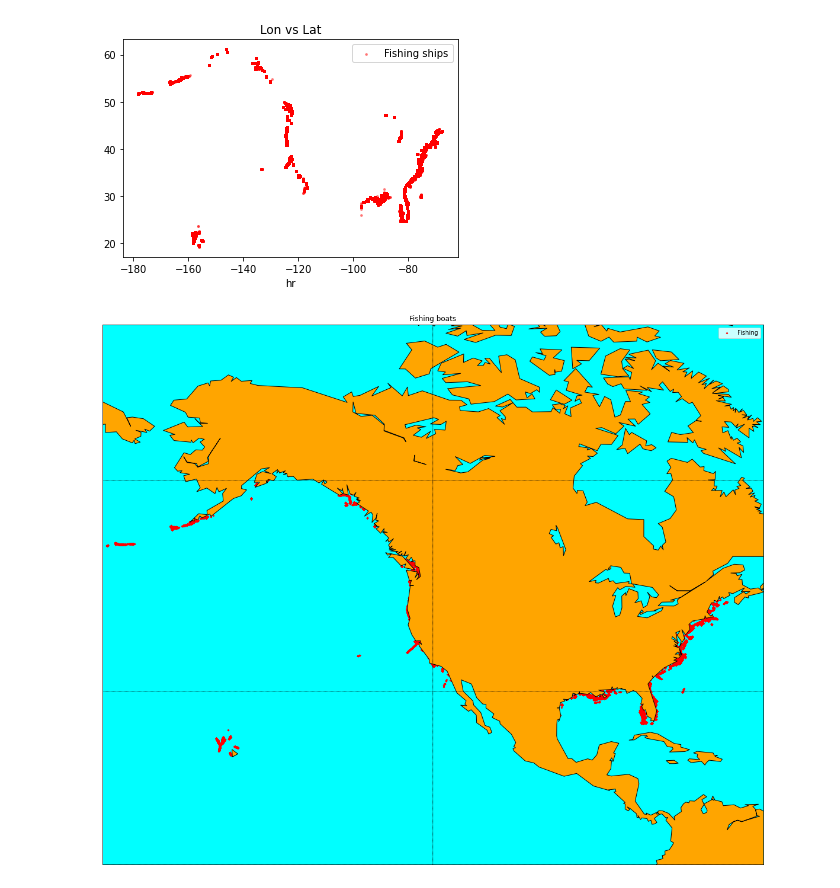
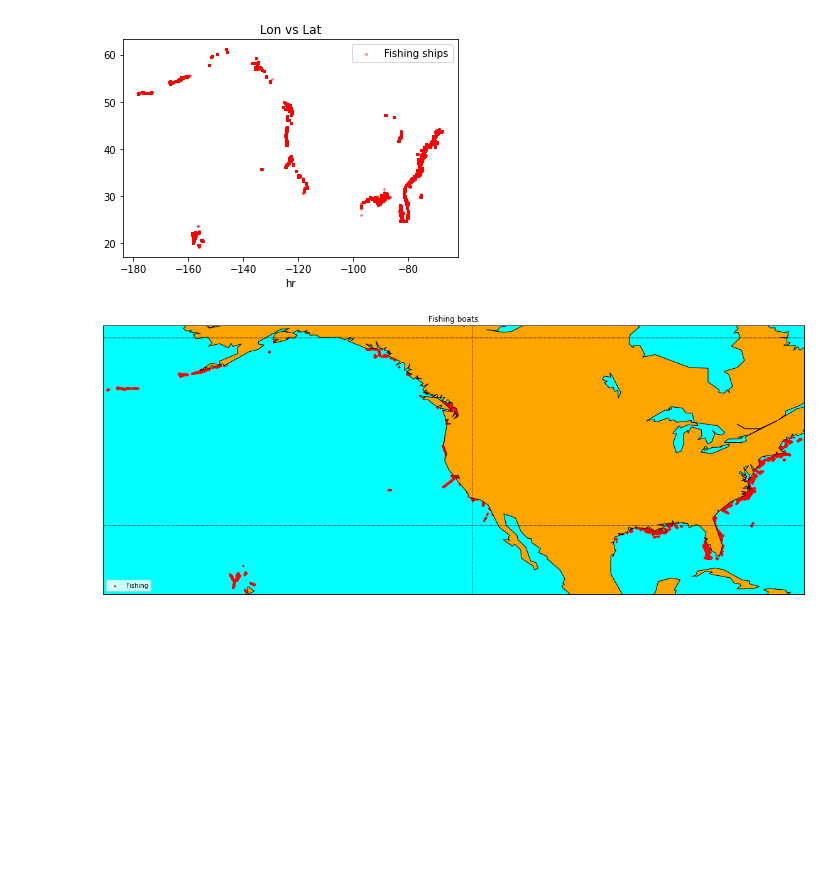
Before and after one commit to asean-india-hackathon-team-4/data-visualization, a Jupyter notebook: US Coast Guard Dataset/Visualizing Single Day Data.ipynb, the cells around one changed output. Cells and saved outputs as stored; diff of their text form; code cells hidden in the pictures; blank space fills up the shorter version.

```diff
--- a/US Coast Guard Dataset/Visualizing Single Day Data.ipynb
+++ b/US Coast Guard Dataset/Visualizing Single Day Data.ipynb
@@ -5,7 +6,7 @@ import pandas as pd
 import matplotlib.pyplot as plt
 from mpl_toolkits.basemap import Basemap
 # %%
-entire_df = pd.read_csv('AIS_2020_01_01.csv')
+entire_df = pd.read_csv('/home/adwait_bhope/Desktop/Files/Hackathons/ASEAN India Hackathon 2020/data/playing around/Coast NOAA/AIS_2020_01_01.csv')
 
 print('Datapoints:', len(entire_df))
 print('Unique ships:', len(entire_df['MMSI'].unique()))
@@ -64,31 +67,31 @@ plt.legend()
 # %%
 # llcrnrlat,llcrnrlon,urcrnrlat,urcrnrlon
 # are the lat/lon values of the lower left and upper right corners
 # of the map.
 # resolution = 'c' means use crude resolution coastlines.
 
 plt.figure(figsize=(20, 20))
 
-m = Basemap(projection='mill',llcrnrlat=llat,urcrnrlat=ulat,\
+m = Basemap(projection='cyl',llcrnrlat=llat,urcrnrlat=ulat,\
             llcrnrlon=llon,urcrnrlon=ulon,resolution='c')
 m.drawcoastlines()
 m.fillcontinents(color='orange',lake_color='aqua')
 
 # draw parallels and meridians.
 m.drawparallels(np.arange(-90.,91.,30.))
 m.drawmeridians(np.arange(-180.,181.,60.))
 m.drawmapboundary(fill_color='aqua')
 
 lat_array = fishing_ships['LAT']
 lon_array = fishing_ships['LON']
 x, y = m(lon_array, lat_array)
 m.scatter(x, y, color='red', label='Fishing', marker='D', s=np.pi)
 
 plt.title("Fishing boats")
 plt.legend()
 plt.show()
 
 # Download the Map
 # plt.savefig("ExampleMap.png", dpi=300)
 # %% [output]
-[figure, old version]
+[figure, new version]
```
Also changed, not shown: parts of 6 cells of this notebook, 1 other file.
